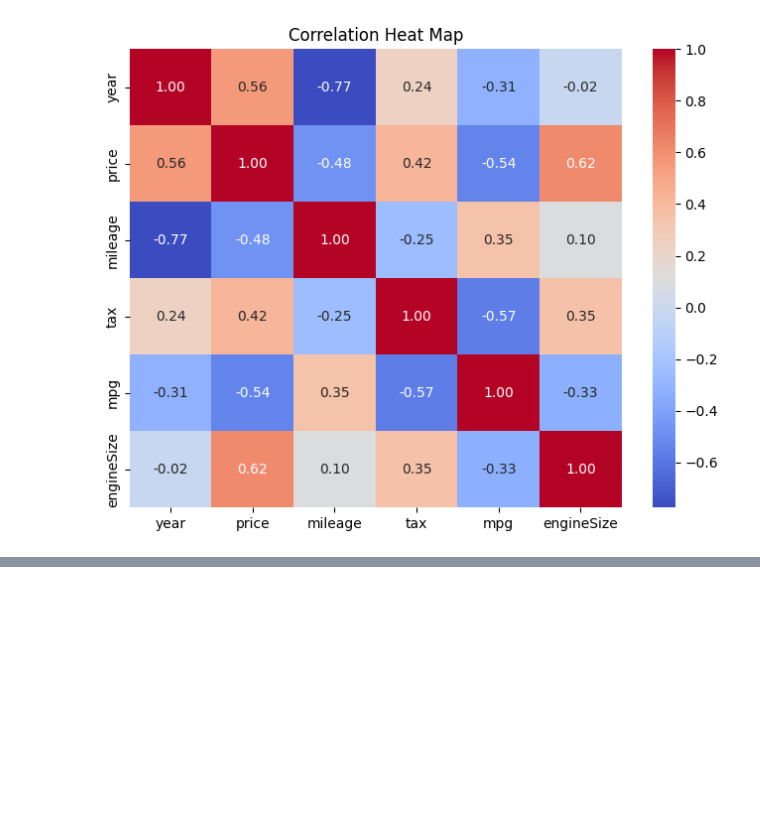
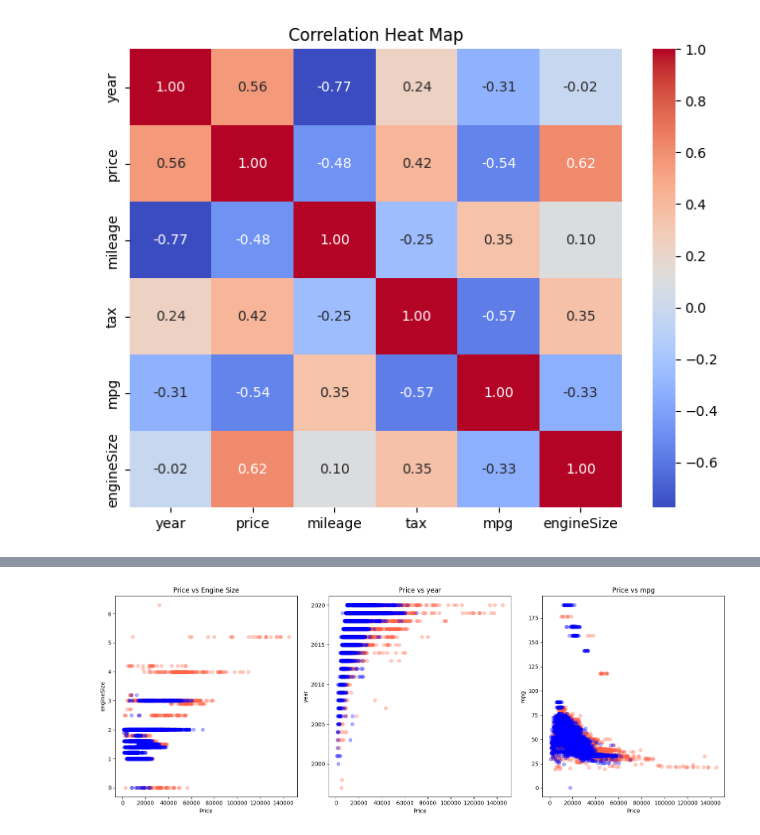
Before and after one commit to DineshMSDian/Used-Car-Price-Prediction, a Jupyter notebook: EDA.ipynb, the cells around one changed output, grey strips where cells are left out. Saved outputs shown, nothing was run; the diff lists cells and outputs as text; code cells hidden in the pictures; blank space fills up the shorter version.

```diff
--- a/EDA.ipynb
+++ b/EDA.ipynb
@@ -115,0 +122,21 @@ so the engine size (0.62) is the strong predictor followed by year (0.56) and mp
+# %%
+fig, axes = plt.subplots(1, 3, figsize=(16, 6))
+
+# there are two brands in our dataset so we need to seperate them visually
+brand_colors = {'Volkswagen': 'Blue', 'Audi': 'tomato'}
+
+for brand, group in df.groupby('brand'):
+    color = brand_colors[str(brand)]
+
+    axes[0].scatter(group['price'], group['engineSize'], color = color, alpha = 0.3, label = brand)
+    axes[1].scatter(group['price'], group['year'], color = color, alpha = 0.3, label = brand)
+    axes[2].scatter(group['price'], group['mpg'], color = color, alpha = 0.3, label = brand)
+
+axes[0].set_title('Price vs Engine Size'); axes[0].set_xlabel('Price'); axes[0].set_ylabel('engineSize')
+axes[1].set_title('Price vs year'); axes[1].set_xlabel('Price'); axes[1].set_ylabel('year')
+axes[2].set_title('Price vs mpg'); axes[2].set_xlabel('Price'); axes[2].set_ylabel('mpg')
+
+plt.tight_layout()
+plt.show()
+# %% [output]
+[figure, added]
```
Also changed, not shown: parts of 4 cells of this notebook.
